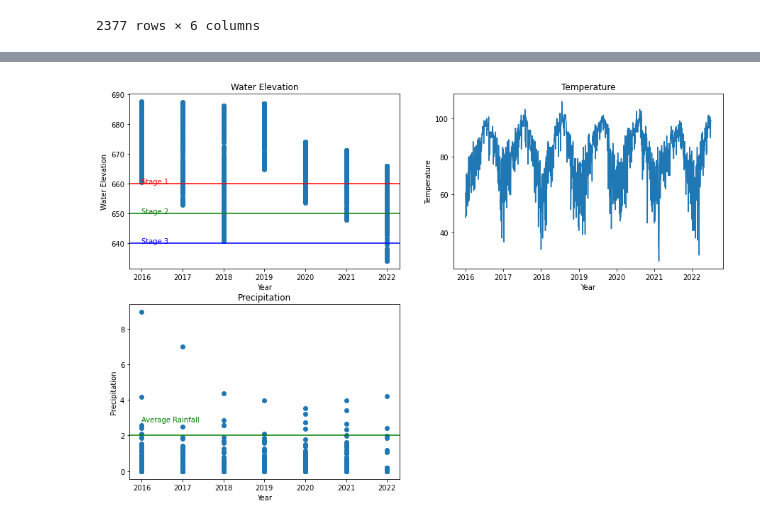
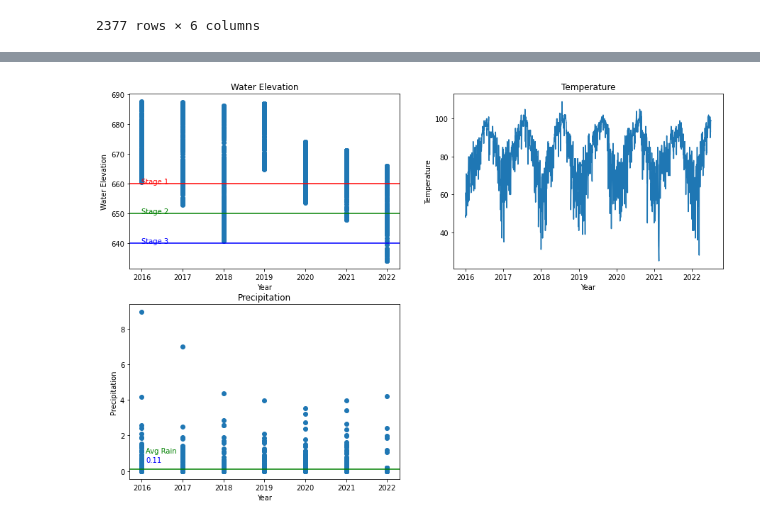
Before and after one commit to Shwetbaba/A-Review-of-the-Effectiveness-of-the-San-Antonio-Water-System-SAWS-Water-Restrictions-Policies, a Jupyter notebook: Group Project-1 Master Code.ipynb, the cells around one changed output, grey strips where cells are left out. Drawn from its saved outputs; the diff is of its cells as text; code cells hidden in the pictures.

```diff
--- a/Group Project-1 Master Code.ipynb
+++ b/Group Project-1 Master Code.ipynb
@@ -417,36 +461,38 @@ ax1.annotate("Stage 1",(2016,660),fontsize=10,color='red')
 ax1.annotate("Stage 2",(2016,650),fontsize=10,color='green')
 ax1.annotate("Stage 3",(2016,640),fontsize=10,color='blue')
 
 ax1.set_title('Water Elevation')
 ax1.set_xlabel('Year')
 ax1.set_ylabel('Water Elevation')
 
 
 
 ax2 = fig.add_subplot(2,2,2)
 ax2.plot(Weather_Restriction_df["Date"],Weather_Restriction_df["Temp Max"])
 ax2.set_title('Temperature')
 ax2.set_xlabel('Year')
 ax2.set_ylabel('Temperature')
 
 
 year = Weather_Restriction_df.iloc[:,5]
 precipitation = Weather_Restriction_df.iloc[:,4]
 ax3 = fig.add_subplot(2,2,3)
 ax3.scatter(year,precipitation)
 ax3.set_title('Precipitation')
 ax3.set_xlabel('Year')
 ax3.set_ylabel('Precipitation')
-stage3=ax3.axhline(y=2, color='g', linestyle='-',label='Stage 3+')
-ax3.annotate("Average Rainfall",(2016,2.75),fontsize=10,color='green')
+stage3=ax3.axhline(y=0.106143, color='g', linestyle='-',label='Stage 3+')
+ax3.annotate("Avg Rain",(2016.1,1),fontsize=10,color='green')
+ax3.annotate("0.11",(2016.1,0.5),fontsize=10,color='blue')
+plt.savefig(".//Output//ThreePlots")
 plt.show()
 #here we can see something happened to the water level in 2020 and it never rebounded from the 670 level
 #looking at the end of 2022- the drop is considerable?
 #check temps to see if we had consistent high temps to explain this dip, but regular seasonal patterns can be seen.
 #When looking at the scatter plot version of precip- noted sparser plots in 2022 than in previous years
 #conclusion is outside factors contributed heavily to the noticeable drop in 2020 in the water elevation
 # %% [output]
-[figure, old version]
+[figure, new version]
 # %%
 #begin predictive model of where the water level will be next year-get average max temp each year
 
```
Also changed, not shown: parts of 15 cells of this notebook, 16 other files.
